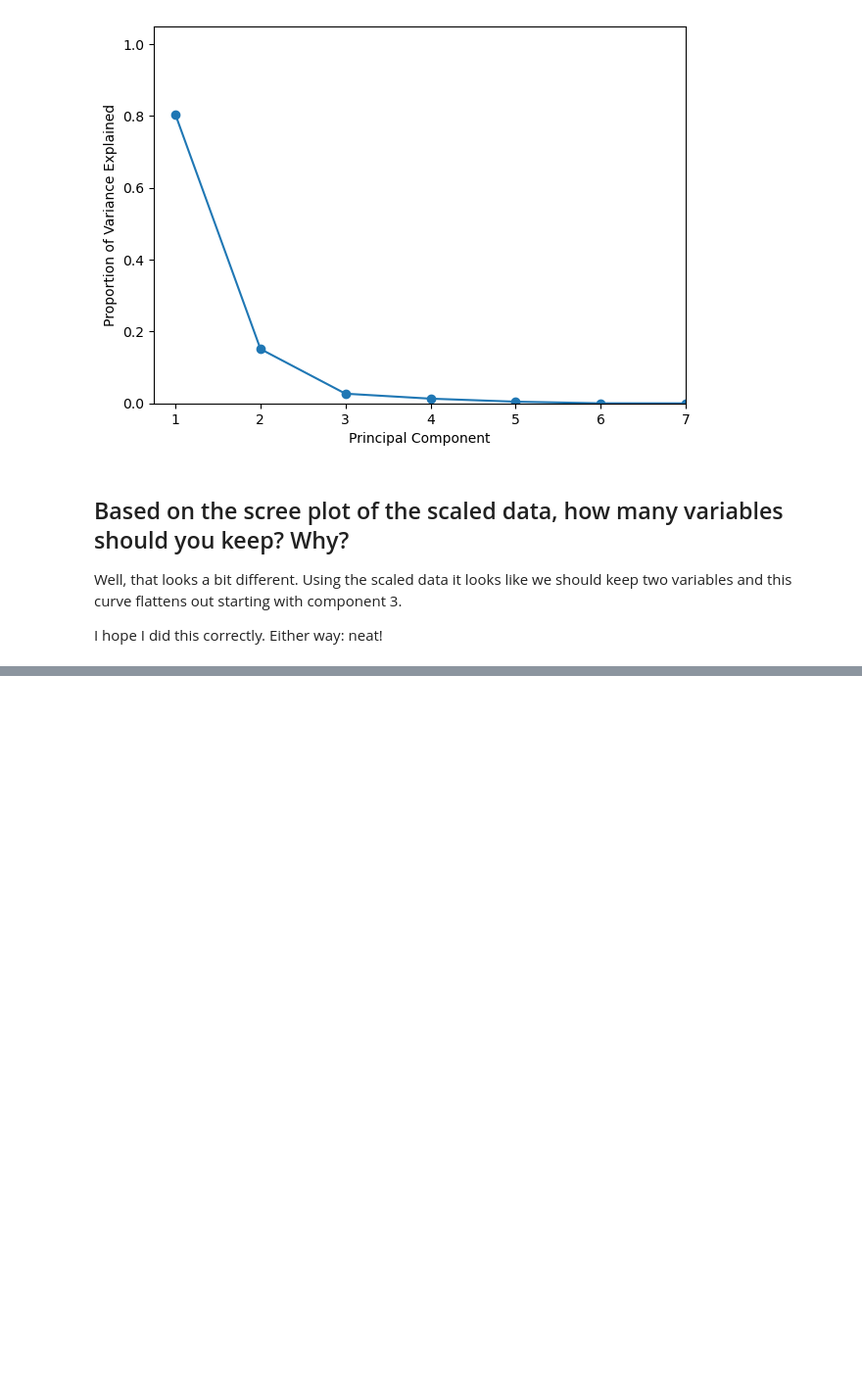
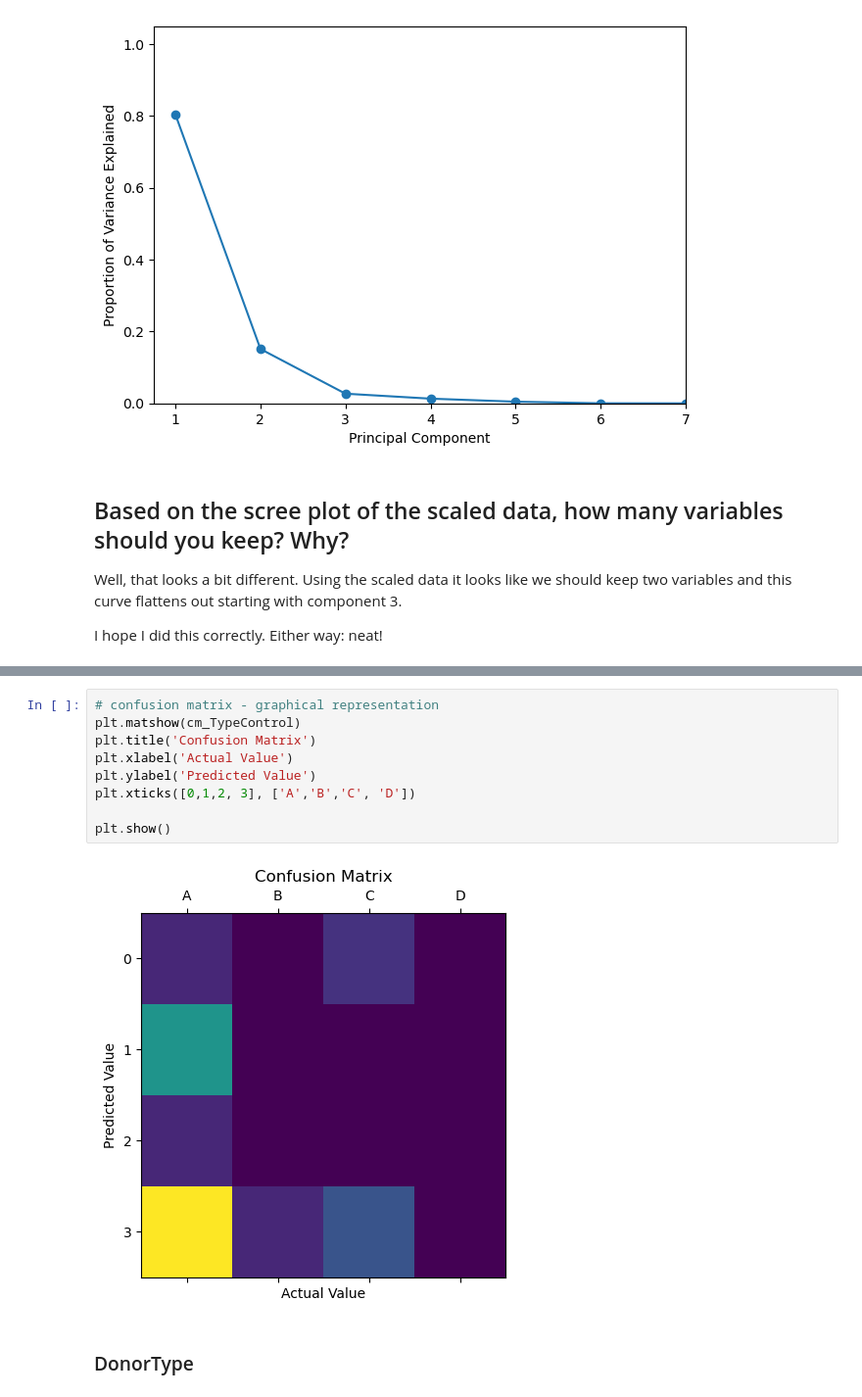
Before and after one commit to TheUltimateFishstick/week10labs, a Jupyter notebook: 10_Instructor_Lab_Morgan.ipynb, the cells around one changed output, grey strips where cells are left out. Shown at 98% size. Saved outputs shown, nothing was run; the diff lists cells and outputs as text; blank space fills up the shorter version.

```diff
--- a/10_Instructor_Lab_Morgan.ipynb
+++ b/10_Instructor_Lab_Morgan.ipynb
@@ -196,0 +286,13 @@ array([1, 1, 1, 1, 1, 1, 1, 1, 1, 1, 1, 1, 1, 1, 1, 1, 1, 1, 1, 1, 1, 1,
+# %%
+# confusion matrix - graphical representation
+plt.matshow(cm_TypeControl)
+plt.title('Confusion Matrix')
+plt.xlabel('Actual Value')
+plt.ylabel('Predicted Value')
+plt.xticks([0,1,2, 3], ['A','B','C', 'D'])
+
+plt.show()
+# %% [output]
+[figure, added]
+# %% [markdown]
+### DonorType
```
Also changed, not shown: parts of 27 cells of this notebook, 2 other files.
